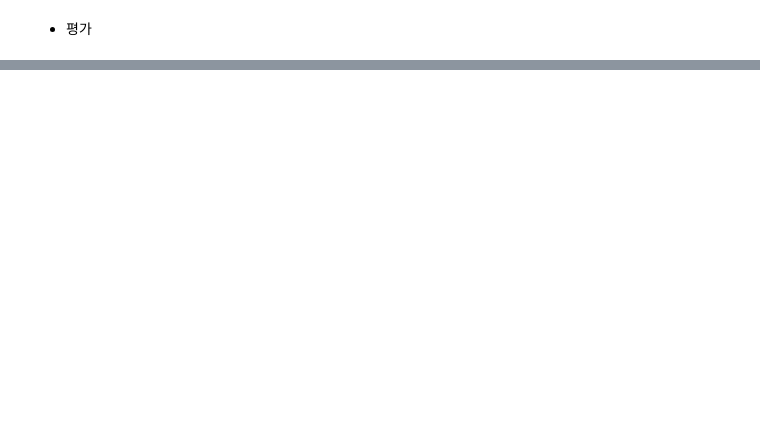
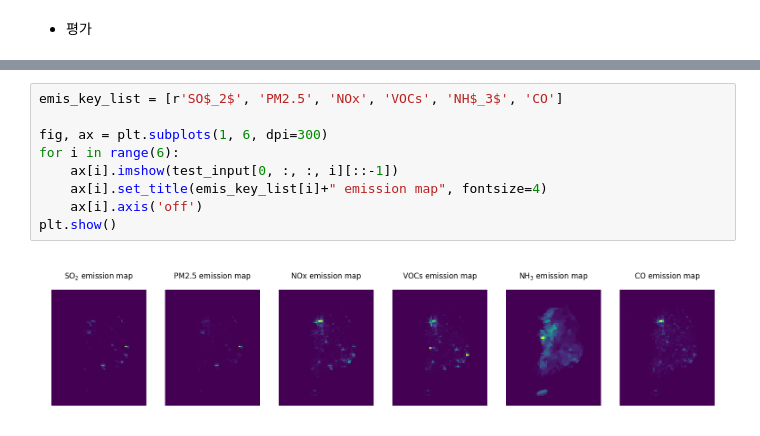
Before and after one commit to ByeonggeonGo/CmaqProject, a Jupyter notebook: experiment/smoke_cmaq_model_small.ipynb, the cells around one changed output, grey strips where cells are left out. Drawn from its saved outputs; the diff is of its cells as text; blank space fills up the shorter version.

```diff
--- a/experiment/smoke_cmaq_model_small.ipynb
+++ b/experiment/smoke_cmaq_model_small.ipynb
@@ -240,0 +390,11 @@ np.std(result)
+# %%
+emis_key_list = [r'SO$_2$', 'PM2.5', 'NOx', 'VOCs', 'NH$_3$', 'CO']
+
+fig, ax = plt.subplots(1, 6, dpi=300)
+for i in range(6):
+    ax[i].imshow(test_input[0, :, :, i][::-1])
+    ax[i].set_title(emis_key_list[i]+" emission map", fontsize=4)
+    ax[i].axis('off')
+plt.show()
+# %% [output]
+[figure, added]
```
Also changed, not shown: parts of 14 cells of this notebook, 2 other files.
